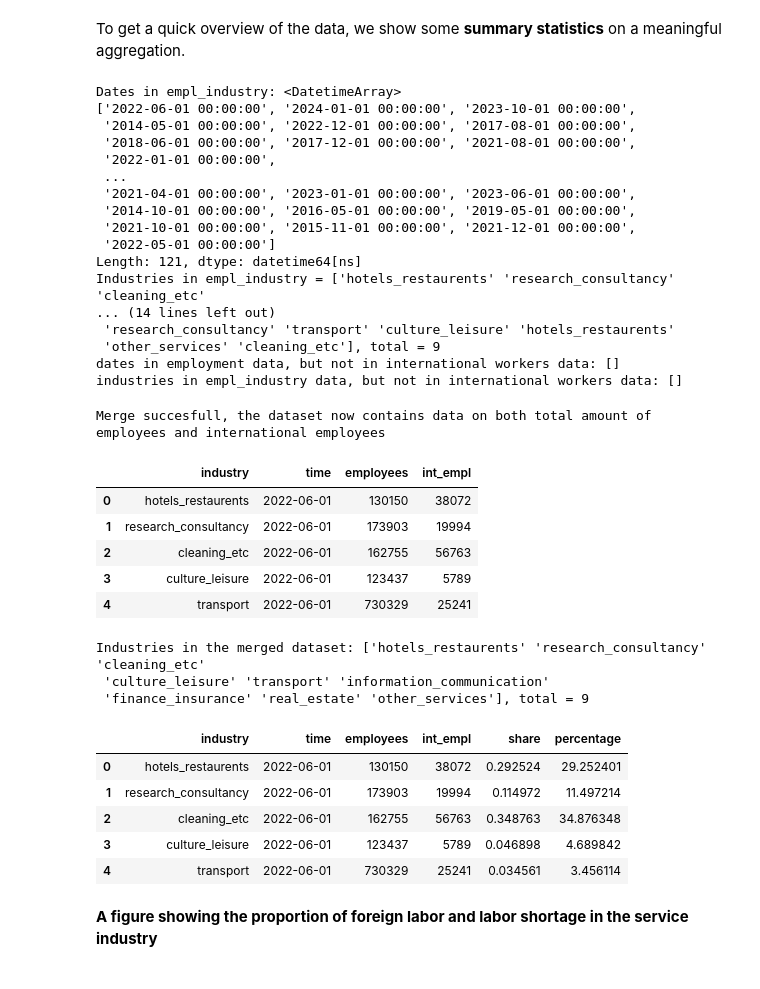
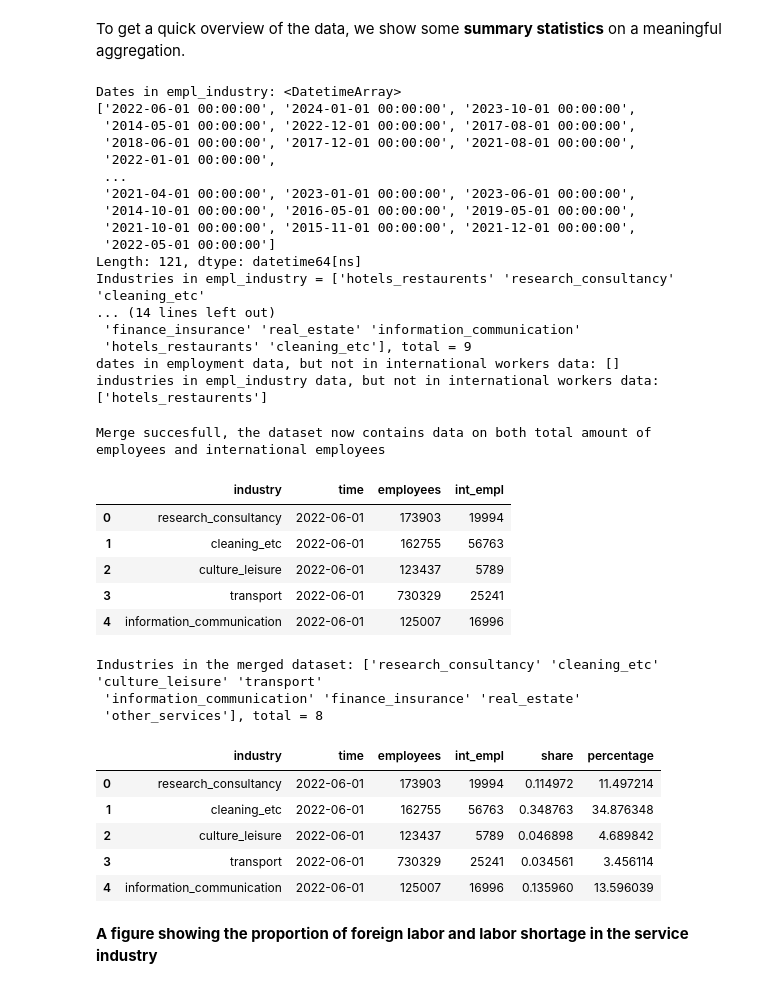
Before and after one commit to NumEconCopenhagen/Projects_2024_Emma-Anna-Oscar, a Jupyter notebook: dataproject/dataproject.ipynb, the cells around one changed output. Saved outputs shown, nothing was run; the diff lists cells and outputs as text; code cells hidden in the pictures.

```diff
--- a/dataproject/dataproject.ipynb
+++ b/dataproject/dataproject.ipynb
@@ -101,8 +82,9 @@ lb_short_cons = DstApi('KBYG33')
 
 The code for the cleaning of all datasets, along with comments of the process, can be found in the seperate dataproject.py file.
 # %%
-int_labor = dataproject.clean_json_data()
-int_labor.head(5)
+int_labor = dataproject.clean_json_data(False)
+int_labor_p = dataproject.clean_json_data2()
+int_labor_p.head(5)
 # %% [output]
 Before cleaning, the JSON datafile from JobIndsats contains 1089 observations and 5 variables.
 We have removed two columns and renamed the remaining.
@@ -320,5 +295,8 @@ empl_industry = dataproject.dst_empl_merging(employees_2)
+# %%
+# Cleaning the data from DST a second time for the mergining of the data from Jobindsat/JSON file
+empl_industry = dataproject.dst_empl_merging(employees)
 # %%
-dataproject.checking_data(int_lb2,empl_industry)
+dataproject.checking_data(int_labor,empl_industry)
 # %% [output]
 Dates in empl_industry: <DatetimeArray>
 ['2022-06-01 00:00:00', '2024-01-01 00:00:00', '2023-10-01 00:00:00',
@@ -333,23 +311,23 @@ Dates in empl_industry: <DatetimeArray>
 Length: 121, dtype: datetime64[ns]
 Industries in empl_industry = ['hotels_restaurents' 'research_consultancy' 'cleaning_etc'
 ... (14 lines left out)
- 'research_consultancy' 'transport' 'culture_leisure' 'hotels_restaurents'
- 'other_services' 'cleaning_etc'], total = 9
+ 'finance_insurance' 'real_estate' 'information_communication'
+ 'hotels_restaurants' 'cleaning_etc'], total = 9
 dates in employment data, but not in international workers data: []
-industries in empl_industry data, but not in international workers data: []
+industries in empl_industry data, but not in international workers data: ['hotels_restaurents']
 # %%
-merged = dataproject.merging_datasets(int_lb2,empl_industry)
+merged = dataproject.merging_datasets(int_labor,empl_industry)
 # %% [output]
 Merge succesfull, the dataset now contains data on both total amount of employees and international employees
 |  | industry | time | employees | int_empl |
-| 0 | hotels_restaurents | 2022-06-01 | 130150 | 38072 |
-| 1 | research_consultancy | 2022-06-01 | 173903 | 19994 |
-| 2 | cleaning_etc | 2022-06-01 | 162755 | 56763 |
-| 3 | culture_leisure | 2022-06-01 | 123437 | 5789 |
-| 4 | transport | 2022-06-01 | 730329 | 25241 |
+| 0 | research_consultancy | 2022-06-01 | 173903 | 19994 |
+| 1 | cleaning_etc | 2022-06-01 | 162755 | 56763 |
+| 2 | culture_leisure | 2022-06-01 | 123437 | 5789 |
+| 3 | transport | 2022-06-01 | 730329 | 25241 |
+| 4 | information_communication | 2022-06-01 | 125007 | 16996 |
-Industries in the merged dataset: ['hotels_restaurents' 'research_consultancy' 'cleaning_etc'
- 'culture_leisure' 'transport' 'information_communication'
- 'finance_insurance' 'real_estate' 'other_services'], total = 9
+Industries in the merged dataset: ['research_consultancy' 'cleaning_etc' 'culture_leisure' 'transport'
+ 'information_communication' 'finance_insurance' 'real_estate'
+ 'other_services'], total = 8
 # %%
 # Adding a new column of observations: the respective share of international employees in each industry
 merged['share'] = merged['int_empl'] / merged['employees']
@@ -357,11 +335,11 @@ merged['percentage'] = merged['share'].multiply(100)
 display(merged.head(5))
 # %% [output]
 |  | industry | time | employees | int_empl | share | percentage |
-| 0 | hotels_restaurents | 2022-06-01 | 130150 | 38072 | 0.292524 | 29.252401 |
-| 1 | research_consultancy | 2022-06-01 | 173903 | 19994 | 0.114972 | 11.497214 |
-| 2 | cleaning_etc | 2022-06-01 | 162755 | 56763 | 0.348763 | 34.876348 |
-| 3 | culture_leisure | 2022-06-01 | 123437 | 5789 | 0.046898 | 4.689842 |
-| 4 | transport | 2022-06-01 | 730329 | 25241 | 0.034561 | 3.456114 |
+| 0 | research_consultancy | 2022-06-01 | 173903 | 19994 | 0.114972 | 11.497214 |
+| 1 | cleaning_etc | 2022-06-01 | 162755 | 56763 | 0.348763 | 34.876348 |
+| 2 | culture_leisure | 2022-06-01 | 123437 | 5789 | 0.046898 | 4.689842 |
+| 3 | transport | 2022-06-01 | 730329 | 25241 | 0.034561 | 3.456114 |
+| 4 | information_communication | 2022-06-01 | 125007 | 16996 | 0.135960 | 13.596039 |
 # %% [markdown]
 **A figure showing the proportion of foreign labor and labor shortage in the service industry**
 # %%
```
Also changed, not shown: parts of 6 cells of this notebook, 1 other file.
